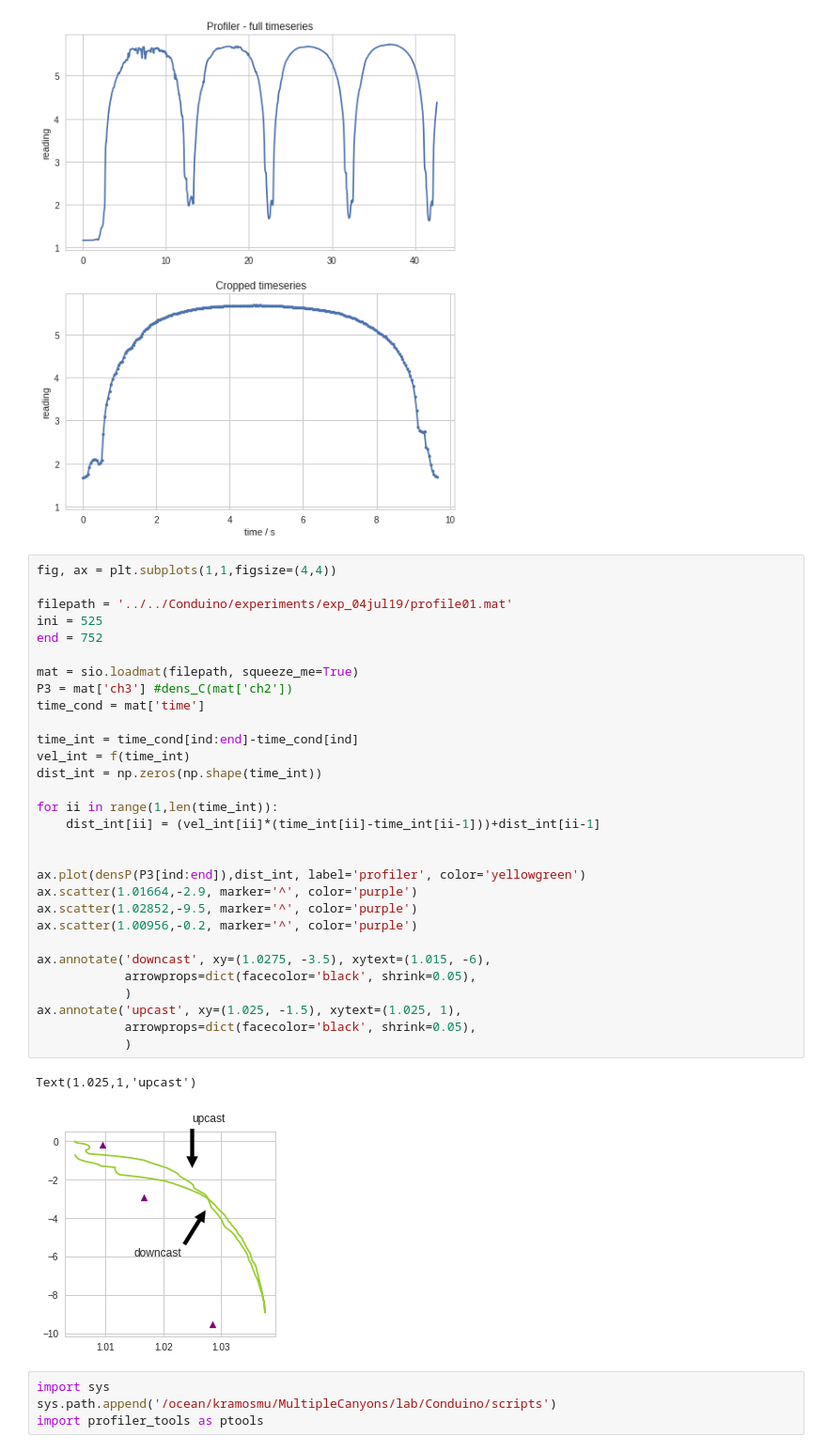
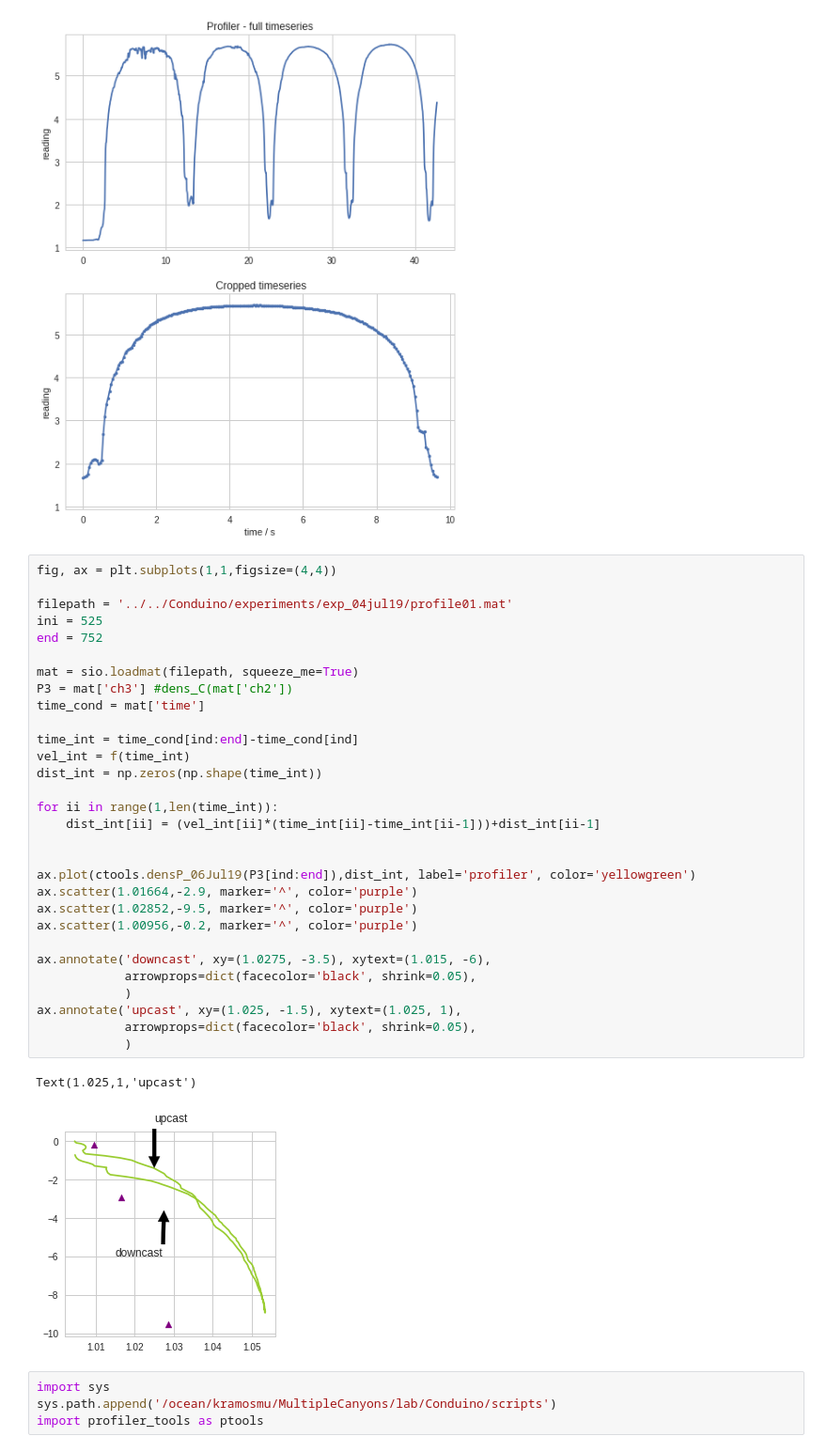
Before and after one commit to UBC-MOAD/MultipleCanyons, a Jupyter notebook: lab/Conduino/notebooks/track_profiler.ipynb, the cells around one changed output. Shown at 94% size. Saved outputs shown, nothing was run; the diff lists cells and outputs as text.

Commit message:
added plots intermediate conduino measurements

```diff
--- a/lab/Conduino/notebooks/track_profiler.ipynb
+++ b/lab/Conduino/notebooks/track_profiler.ipynb
@@ -130,35 +116,35 @@ Text(0.5,0,'time / s')
 fig, ax = plt.subplots(1,1,figsize=(4,4))
 
 filepath = '../../Conduino/experiments/exp_04jul19/profile01.mat'
 ini = 525
 end = 752
 
 mat = sio.loadmat(filepath, squeeze_me=True)
 P3 = mat['ch3'] #dens_C(mat['ch2'])
 time_cond = mat['time']
 
 time_int = time_cond[ind:end]-time_cond[ind]
 vel_int = f(time_int)
 dist_int = np.zeros(np.shape(time_int))
 
 for ii in range(1,len(time_int)):
     dist_int[ii] = (vel_int[ii]*(time_int[ii]-time_int[ii-1]))+dist_int[ii-1]
 
 
-ax.plot(densP(P3[ind:end]),dist_int, label='profiler', color='yellowgreen')
+ax.plot(ctools.densP_06Jul19(P3[ind:end]),dist_int, label='profiler', color='yellowgreen')
 ax.scatter(1.01664,-2.9, marker='^', color='purple')
 ax.scatter(1.02852,-9.5, marker='^', color='purple')
 ax.scatter(1.00956,-0.2, marker='^', color='purple')
 
 ax.annotate('downcast', xy=(1.0275, -3.5), xytext=(1.015, -6),
             arrowprops=dict(facecolor='black', shrink=0.05),
             )
 ax.annotate('upcast', xy=(1.025, -1.5), xytext=(1.025, 1),
             arrowprops=dict(facecolor='black', shrink=0.05),
             )
 # %% [output]
 Text(1.025,1,'upcast')
-[figure, old version]
+[figure, new version]
 # %%
 import sys
 sys.path.append('/ocean/kramosmu/MultipleCanyons/lab/Conduino/scripts')
```
Also changed, not shown: parts of 5 cells of this notebook, 6 other files.
